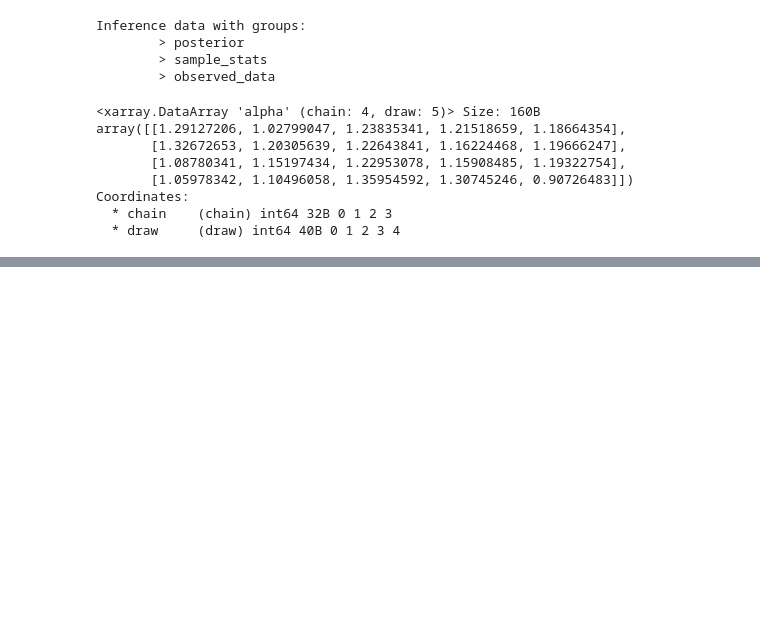
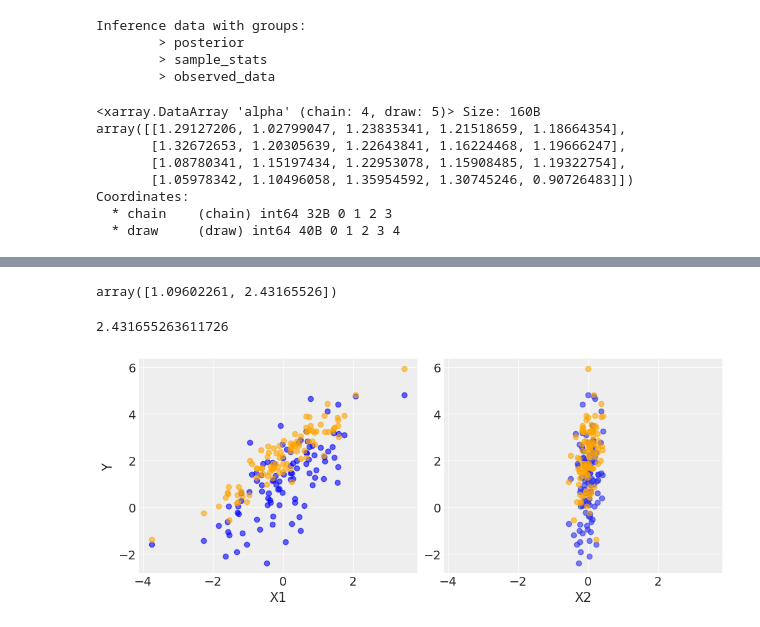
Before and after one commit to trobacker/pymc_modeling, a Jupyter notebook: basic_examples/basic_examples.ipynb, the cells around one changed output, grey strips where cells are left out. Drawn from its saved outputs; the diff is of its cells as text; code cells hidden in the pictures; blank space fills up the shorter version.

```diff
--- a/basic_examples/basic_examples.ipynb
+++ b/basic_examples/basic_examples.ipynb
@@ -199,0 +151,3 @@ You can set `verbose=True` for more details
+# %%
+stacked = az.extract(idata)
+stacked
@@ -199,0 +173,26 @@ You can set `verbose=True` for more details
+# %%
+alphas = stacked.alpha.values.mean()
+betas = stacked.beta.values.mean(axis=1)
+sigmas = stacked.sigma.values.mean()
+# %%
+betas
+# %% [output]
+array([1.09602261, 2.43165526])
+# %%
+betas[1]
+# %% [output]
+2.431655263611726
+# %%
+mu_pp = alphas + betas[0] * X1 + betas[1] * X2 + sigmas
+# %%
+# Plot posterior outputs (mu_pp) with observed outputs (Y)
+fig, axes = plt.subplots(1, 2, sharex=True, figsize=(10, 4))
+axes[0].scatter(X1, Y, alpha=0.6, c = "blue")
+axes[0].scatter(X1, mu_pp, alpha=0.6, c = "orange")
+axes[1].scatter(X2, Y, alpha=0.6)
+axes[1].scatter(X2, mu_pp, alpha=0.6, c = "orange")
+axes[0].set_ylabel("Y")
+axes[0].set_xlabel("X1")
+axes[1].set_xlabel("X2");
+# %% [output]
+[figure, added]
```
Also changed, not shown: parts of 19 cells of this notebook.
